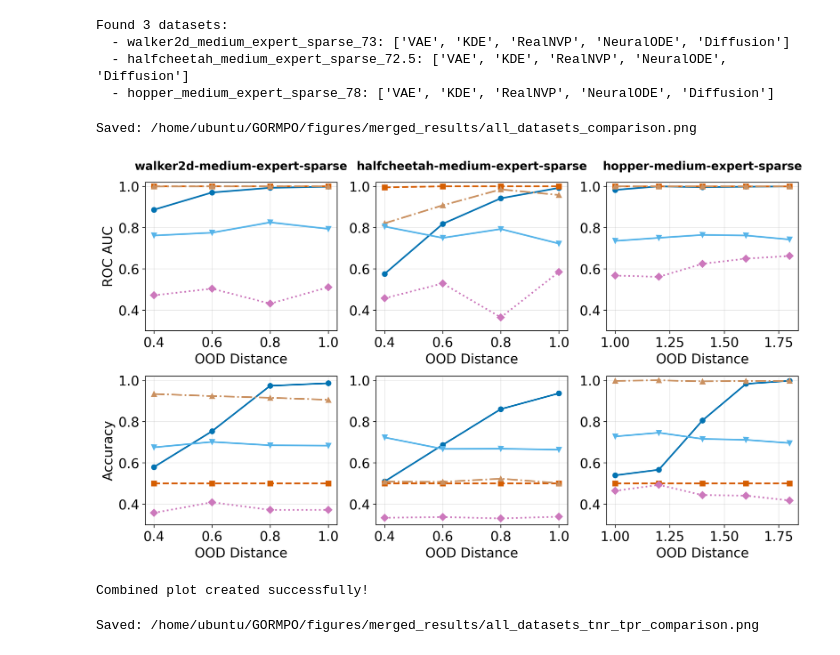
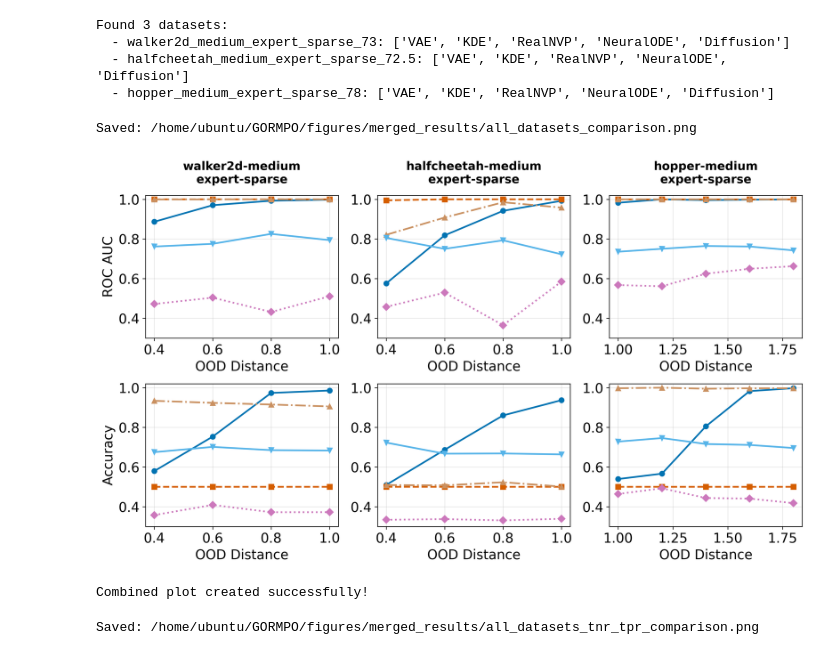
Before and after one commit to aysintumay/GORMPO, a Jupyter notebook: notebooks/merge_results.ipynb, the cells around one changed output. Saved outputs shown, nothing was run; the diff lists cells and outputs as text; code cells hidden in the pictures.

```diff
--- a/notebooks/merge_results.ipynb
+++ b/notebooks/merge_results.ipynb
@@ -78,8 +78,10 @@ def format_dataset_title(name):
     parts = name.rsplit('_', 1)
     if len(parts) == 2 and parts[1].replace('.', '').isdigit():
         name = parts[0]
+    parts = name.split('_')
+    parts = parts[0]+'-'+parts[1]+'\n'+parts[2]+'-'+parts[3]
     # Replace underscores with hyphens
-    return name.replace('_', '-')
+    return parts
 
 # Get dataset names in a consistent order
 dataset_names = list(results_by_dataset.keys())
@@ -124,34 +126,34 @@ for col, dataset_name in enumerate(dataset_names):
                 color=style['color'], marker=style['marker'],
                 linestyle=style['linestyle'], linewidth=2, markersize=6)
 
     ax2.set_xlabel('OOD Distance', fontsize=16)
     if col == 0:
         ax2.set_ylabel('Accuracy', fontsize=16)
     ax2.tick_params(axis='both', labelsize=16)
     ax2.grid(True, alpha=0.3)
     ax2.set_ylim([0.3, 1.02])
 
 # # Add a single legend for the entire figure
 # handles, labels = axes[0, 0].get_legend_handles_labels()
 # fig.legend(handles, labels, loc='lower center', ncol=len(method_styles),
 #            fontsize=12, bbox_to_anchor=(0.5, 1.02))
 
 plt.tight_layout()
 # plt.subplots_adjust(top=0.92)
 
 # Save the combined figure
 output_dir = base_dir / 'merged_results'
 output_dir.mkdir(exist_ok=True)
 output_file = output_dir / 'all_datasets_comparison.png'
 plt.savefig(output_file, dpi=300, bbox_inches='tight')
 print(f"Saved: {output_file}")
 
 plt.show()
 
 print("\nCombined plot created successfully!")
 # %% [output]
 Saved: /home/ubuntu/GORMPO/figures/merged_results/all_datasets_comparison.png
-[figure, old version]
+[figure, new version]
 Combined plot created successfully!
 # %%
 # Plot TNR at Threshold and TPR at Threshold metrics
```
Also changed, not shown: parts of 3 cells of this notebook, 11 other files.
